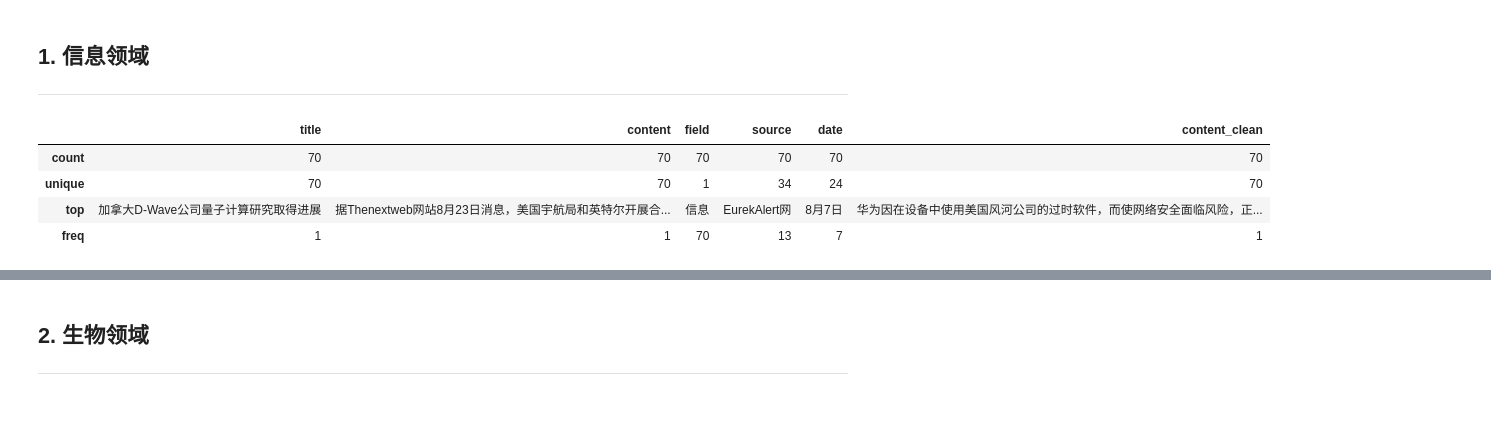
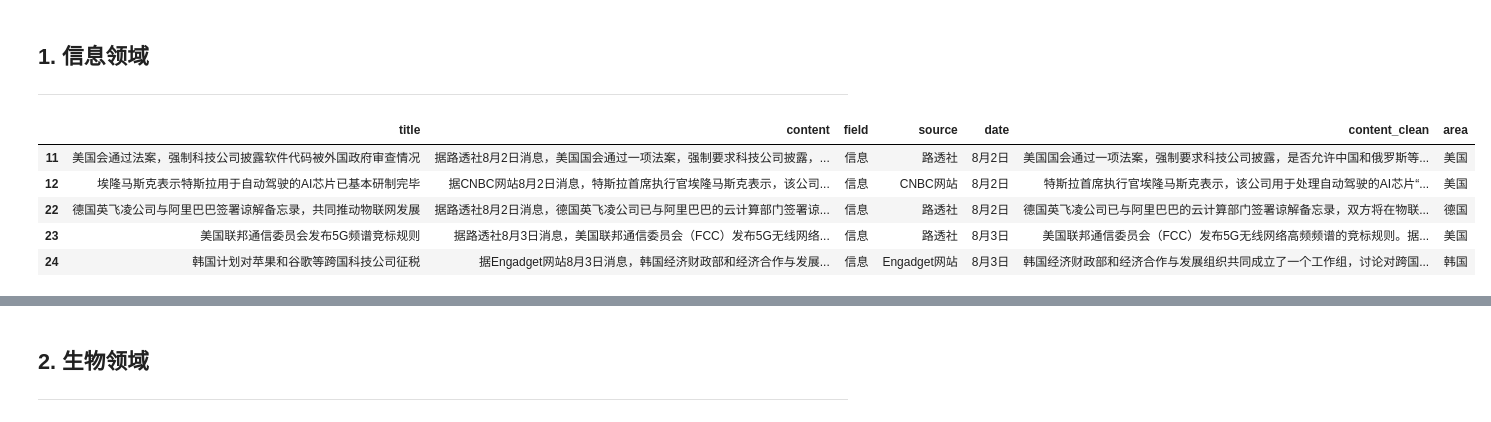
Before and after one commit to kcdyx1/monthly_techmap, a Jupyter notebook: aug_report.ipynb, the cells around one changed output, grey strips where cells are left out. Saved outputs shown, nothing was run; the diff lists cells and outputs as text; code cells hidden in the pictures.

```diff
--- a/1.ipynb
+++ b/aug_report.ipynb
@@ -28,0 +132,5 @@ d.describe()
+# %%
+area = list(map(foo, d['content_clean']))
+area_str = []
+for i in area:
+    area_str.append(str(i).replace('[','').replace(']','').replace('\'',''))
@@ -29,3 +155,5 @@ d.describe()
+# %%
+d['area'] = area_str
 # %%
 field_stat = pd.DataFrame(d['field'].value_counts())
 field_stat
@@ -85,13 +213,14 @@ plt.show()
 -------
 # %%
 xx = d[d.field == '信息']
-xx.describe()
+xx.head()
 # %% [output]
-|  | title | content | field | source | date | content_clean |
-| count | 70 | 70 | 70 | 70 | 70 | 70 |
-| unique | 70 | 70 | 1 | 34 | 24 | 70 |
-| top | 加拿大D-Wave公司量子计算研究取得进展 | 据Thenextweb网站8月23日消息，美国宇航局和英特尔开展合... | 信息 | EurekAlert网 | 8月7日 | 华为因在设备中使用美国风河公司的过时软件，而使网络安全面临风险，正... |
-| freq | 1 | 1 | 70 | 13 | 7 | 1 |
+|  | title | content | field | source | date | content_clean | area |
+| 11 | 美国会通过法案，强制科技公司披露软件代码被外国政府审查情况 | 据路透社8月2日消息，美国国会通过一项法案，强制要求科技公司披露，... | 信息 | 路透社 | 8月2日 | 美国国会通过一项法案，强制要求科技公司披露，是否允许中国和俄罗斯等... | 美国 |
+| 12 | 埃隆马斯克表示特斯拉用于自动驾驶的AI芯片已基本研制完毕 | 据CNBC网站8月2日消息，特斯拉首席执行官埃隆马斯克表示，该公司... | 信息 | CNBC网站 | 8月2日 | 特斯拉首席执行官埃隆马斯克表示，该公司用于处理自动驾驶的AI芯片“... | 美国 |
+| 22 | 德国英飞凌公司与阿里巴巴签署谅解备忘录，共同推动物联网发展 | 据路透社8月2日消息，德国英飞凌公司已与阿里巴巴的云计算部门签署谅... | 信息 | 路透社 | 8月2日 | 德国英飞凌公司已与阿里巴巴的云计算部门签署谅解备忘录，双方将在物联... | 德国 |
+| 23 | 美国联邦通信委员会发布5G频谱竞标规则 | 据路透社8月3日消息，美国联邦通信委员会（FCC）发布5G无线网络... | 信息 | 路透社 | 8月3日 | 美国联邦通信委员会（FCC）发布5G无线网络高频频谱的竞标规则。据... | 美国 |
+| 24 | 韩国计划对苹果和谷歌等跨国科技公司征税 | 据Engadget网站8月3日消息，韩国经济财政部和经济合作与发展... | 信息 | Engadget网站 | 8月3日 | 韩国经济财政部和经济合作与发展组织共同成立了一个工作组，讨论对跨国... | 韩国 |
 # %%
 source_stat = pd.DataFrame(xx['source'].value_counts())
 source_stat[0:10].plot(kind = 'bar')
```
Also changed, not shown: parts of 17 cells of this notebook, 16 other files.
